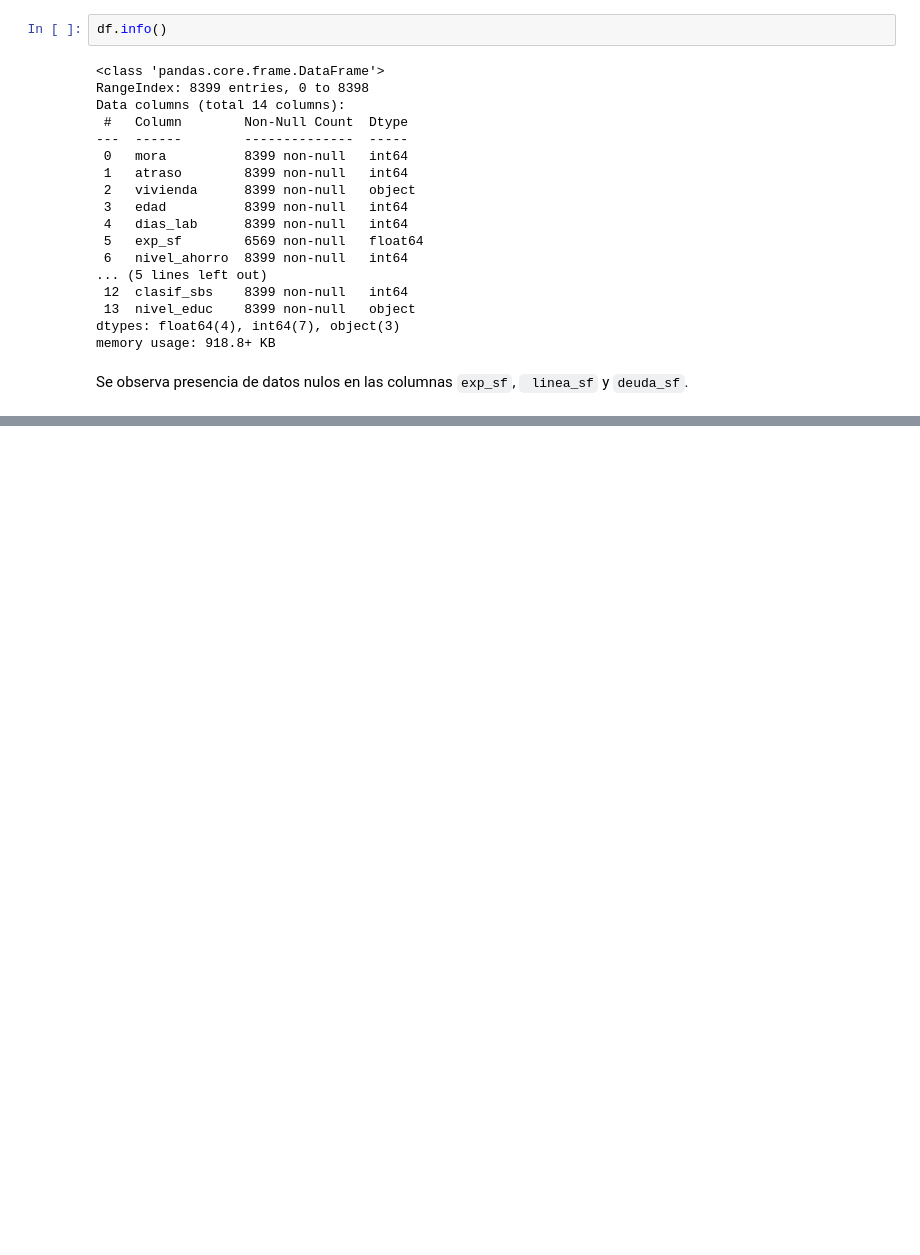
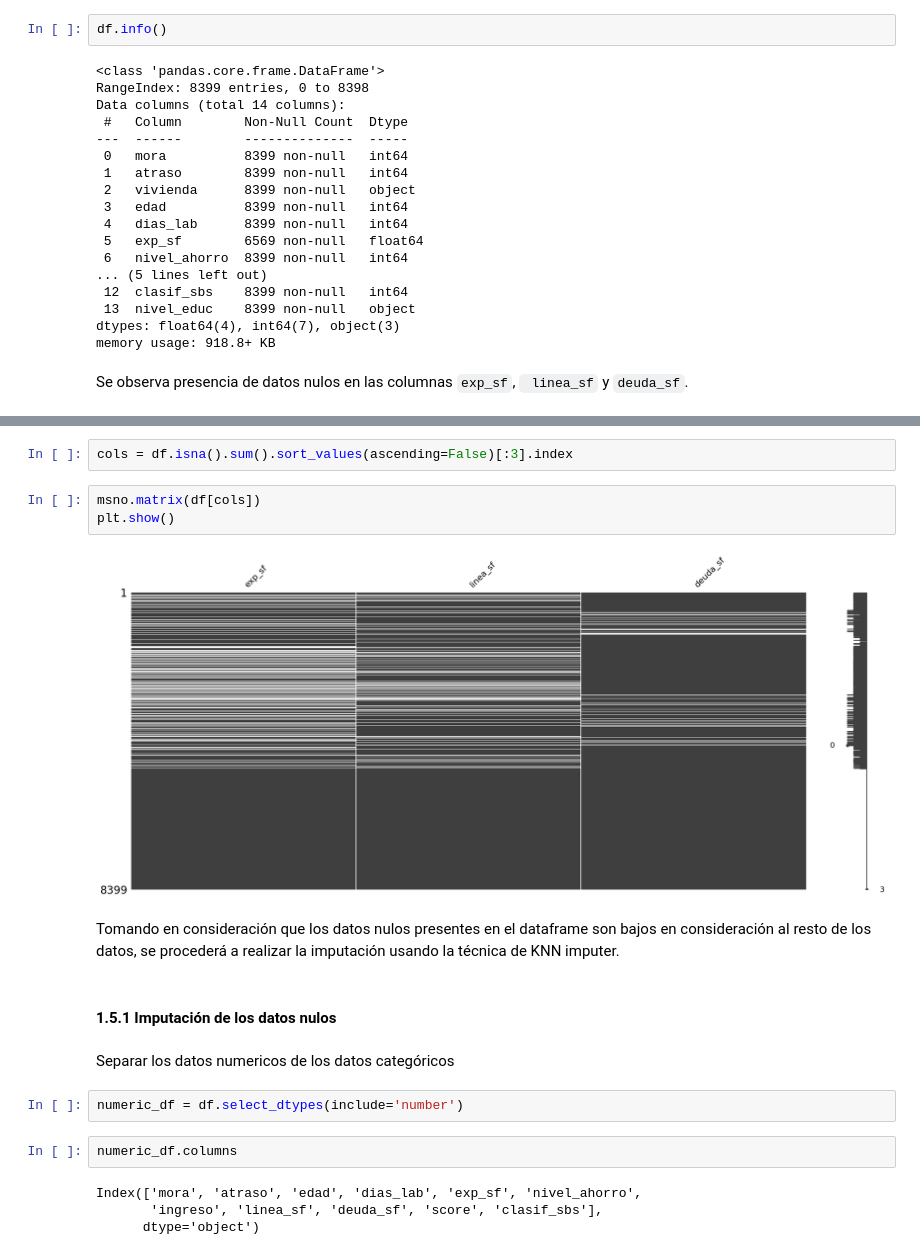
Before and after one commit to gonzakayunawel/tarea_1_mla, a Jupyter notebook: tarea_1_mla.ipynb, the cells around one changed output, grey strips where cells are left out. Drawn from its saved outputs; the diff is of its cells as text; blank space fills up the shorter version.

Commit message:
Preparar imputación de los datos

```diff
--- a/tarea_1_mla.ipynb
+++ b/tarea_1_mla.ipynb
@@ -118,0 +147,21 @@ df.describe()
+# %%
+cols = df.isna().sum().sort_values(ascending=False)[:3].index
+# %%
+msno.matrix(df[cols])
+plt.show()
+# %% [output]
+[figure, added]
+# %% [markdown]
+Tomando en consideración que los datos nulos presentes en el dataframe son bajos en consideración al resto de los datos, se procederá a realizar la imputación usando la técnica de KNN imputer.
+# %% [markdown]
+#### 1.5.1 Imputación de los datos nulos
+# %% [markdown]
+Separar los datos numericos de los datos categóricos
+# %%
+numeric_df = df.select_dtypes(include='number')
+# %%
+numeric_df.columns
+# %% [output]
+Index(['mora', 'atraso', 'edad', 'dias_lab', 'exp_sf', 'nivel_ahorro',
+       'ingreso', 'linea_sf', 'deuda_sf', 'score', 'clasif_sbs'],
+      dtype='object')
```
Also changed, not shown: parts of 8 cells of this notebook, 1 other file.
